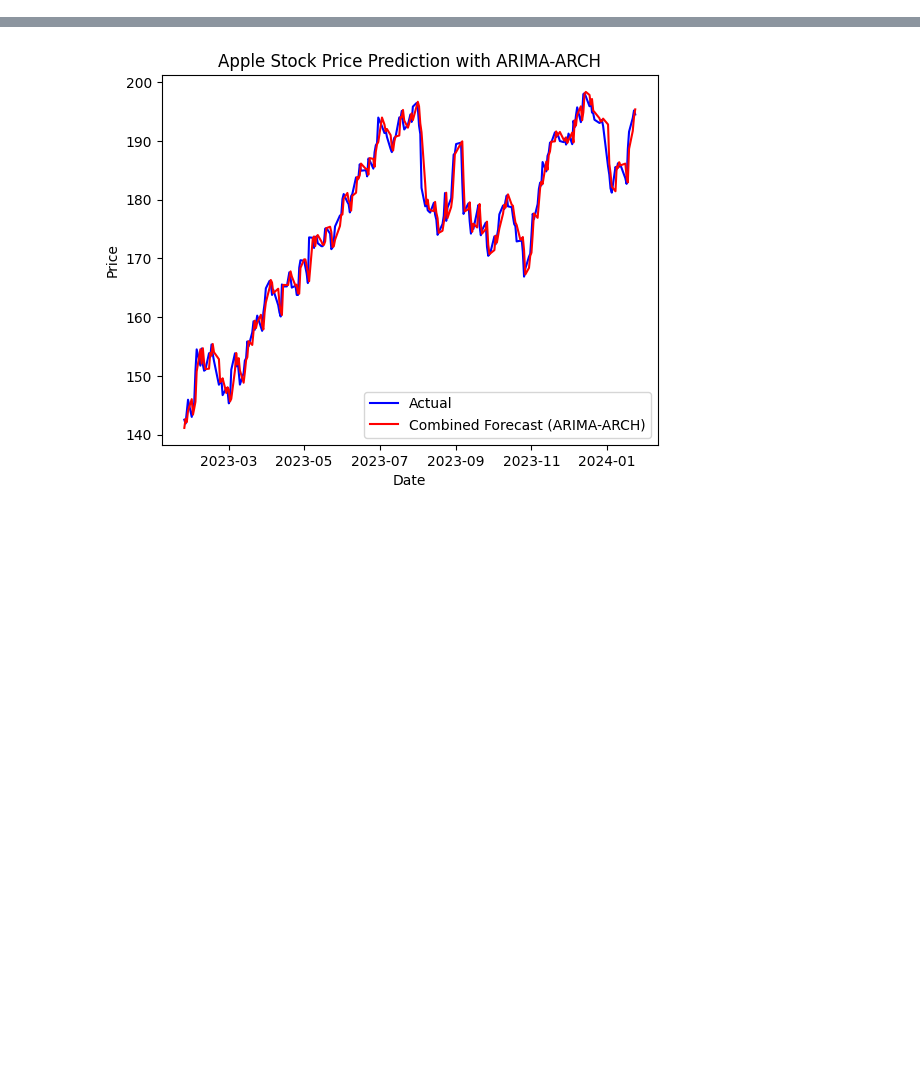
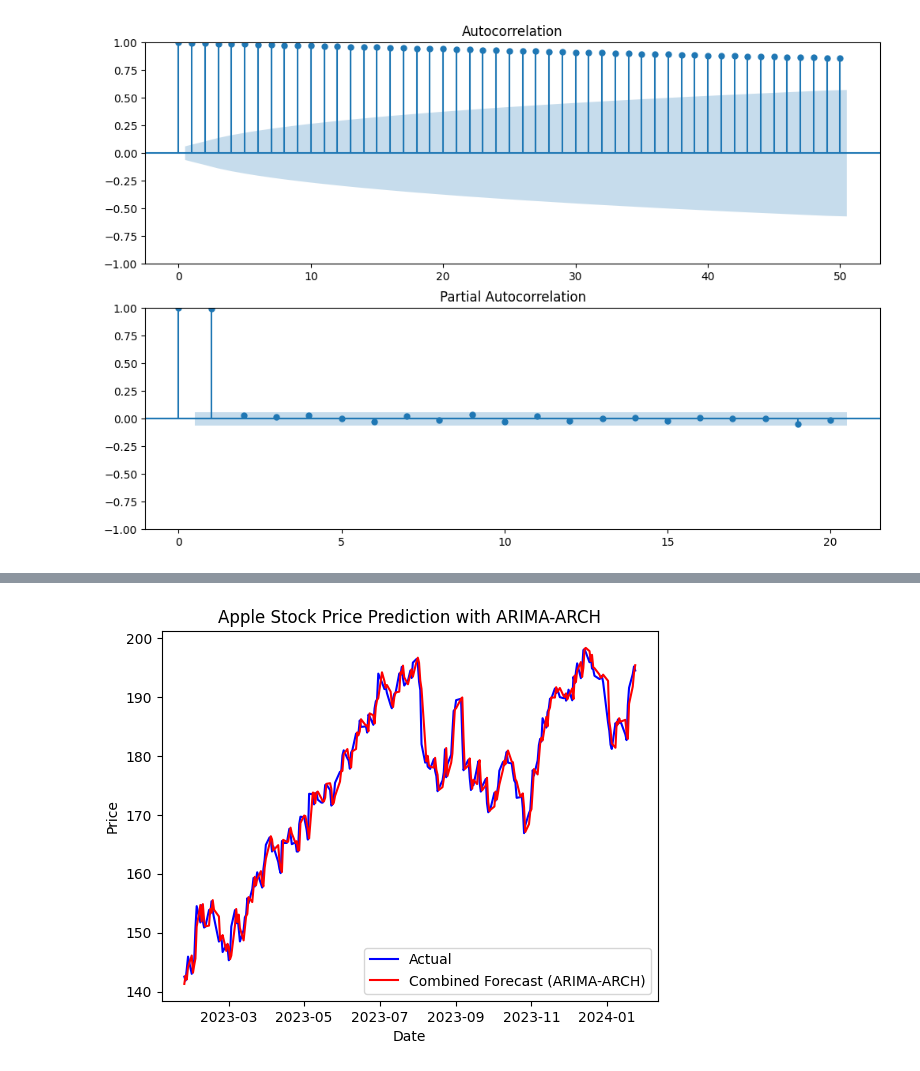
Before and after one commit to AnishBehera05/Predictive_analysis, a Jupyter notebook: Predicting_Apple_Stock_Prices_with_ARIMA.ipynb, the cells around one changed output, grey strips where cells are left out. Drawn from its saved outputs; the diff is of its cells as text; code cells hidden in the pictures; blank space fills up the shorter version.

```diff
--- a/Predicting_Apple_Stock_Prices_with_ARIMA.ipynb
+++ b/Predicting_Apple_Stock_Prices_with_ARIMA.ipynb
@@ -52,3 +130,14 @@ ARIMA Mean Squared Error: 4.878443852617151
+# %%
+from statsmodels.graphics.tsaplots import plot_acf
+from statsmodels.graphics.tsaplots import plot_pacf
+
+# Plot autocorrelation and partial autocorrelation
+fig, ax = plt.subplots(2, 1, figsize=(12, 8))
+plot_acf(train['Close'], lags=50, ax=ax[0])
+plot_pacf(train['Close'], lags=20, ax=ax[1])
+plt.show()
+# %% [output]
+[figure, added]
 # %%
 !pip install arch
 
```
Also changed, not shown: parts of 10 cells of this notebook.
